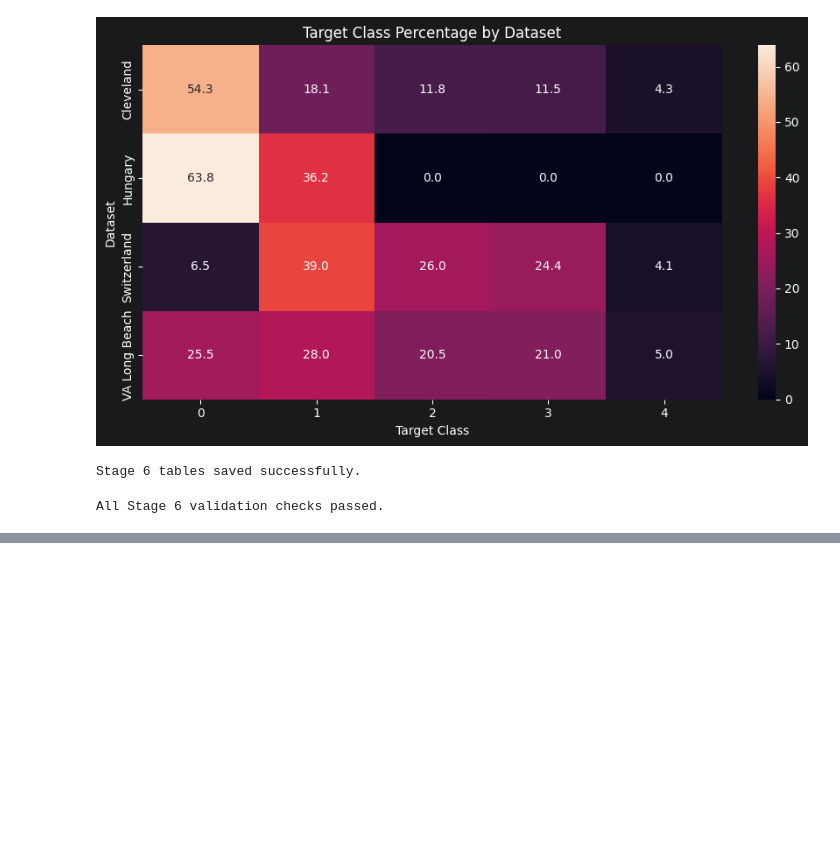
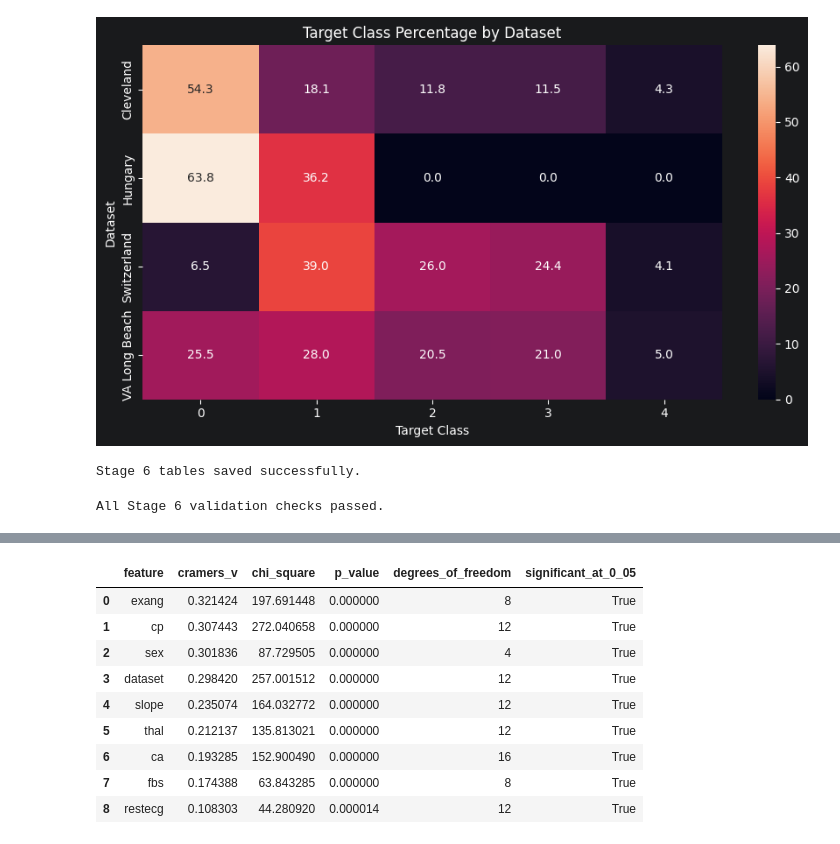
Before and after one commit to AmirhosseinKhadivi/DataMining-Course-Project, a Jupyter notebook: notebooks/02_exploratory_data_analysis.ipynb, the cells around one changed output, grey strips where cells are left out. Drawn from its saved outputs; the diff is of its cells as text; code cells hidden in the pictures; blank space fills up the shorter version.

```diff
--- a/notebooks/02_exploratory_data_analysis.ipynb
+++ b/notebooks/02_exploratory_data_analysis.ipynb
@@ -1136,0 +1708,74 @@ All Stage 6 validation checks passed.
+# %%
+categorical_target_rows = []
+
+
+for feature in CATEGORICAL_RELATION_FEATURES:
+    feature_values = (
+        df_relationship[feature]
+        .astype("object")
+        .where(
+            df_relationship[feature].notna(),
+            "Missing",
+        )
+    )
+
+    association_result = calculate_cramers_v(
+        feature_values=feature_values,
+        target_values=df_relationship[
+            TARGET_COLUMN
+        ],
+    )
+
+    categorical_target_rows.append(
+        {
+            "feature": feature,
+            "cramers_v": association_result[
+                "cramers_v"
+            ],
+            "chi_square": association_result[
+                "chi_square"
+            ],
+            "p_value": association_result[
+                "p_value"
+            ],
+            "degrees_of_freedom": (
+                association_result[
+                    "degrees_of_freedom"
+                ]
+            ),
+            "significant_at_0_05": (
+                association_result[
+                    "p_value"
+                ]
+                < 0.05
+            ),
+        }
+    )
+
+
+categorical_target_association = (
+    pd.DataFrame(
+        categorical_target_rows
+    )
+    .sort_values(
+        by="cramers_v",
+        ascending=False,
+    )
+    .reset_index(drop=True)
+)
+
+
+display(
+    categorical_target_association.round(6)
+)
+# %% [output]
+|  | feature | cramers_v | chi_square | p_value | degrees_of_freedom | significant_at_0_05 |
+| 0 | exang | 0.321424 | 197.691448 | 0.000000 | 8 | True |
+| 1 | cp | 0.307443 | 272.040658 | 0.000000 | 12 | True |
+| 2 | sex | 0.301836 | 87.729505 | 0.000000 | 4 | True |
+| 3 | dataset | 0.298420 | 257.001512 | 0.000000 | 12 | True |
+| 4 | slope | 0.235074 | 164.032772 | 0.000000 | 12 | True |
+| 5 | thal | 0.212137 | 135.813021 | 0.000000 | 12 | True |
+| 6 | ca | 0.193285 | 152.900490 | 0.000000 | 16 | True |
+| 7 | fbs | 0.174388 | 63.843285 | 0.000000 | 8 | True |
+| 8 | restecg | 0.108303 | 44.280920 | 0.000014 | 12 | True |
```
Also changed, not shown: parts of 13 cells of this notebook, 19 other files.
